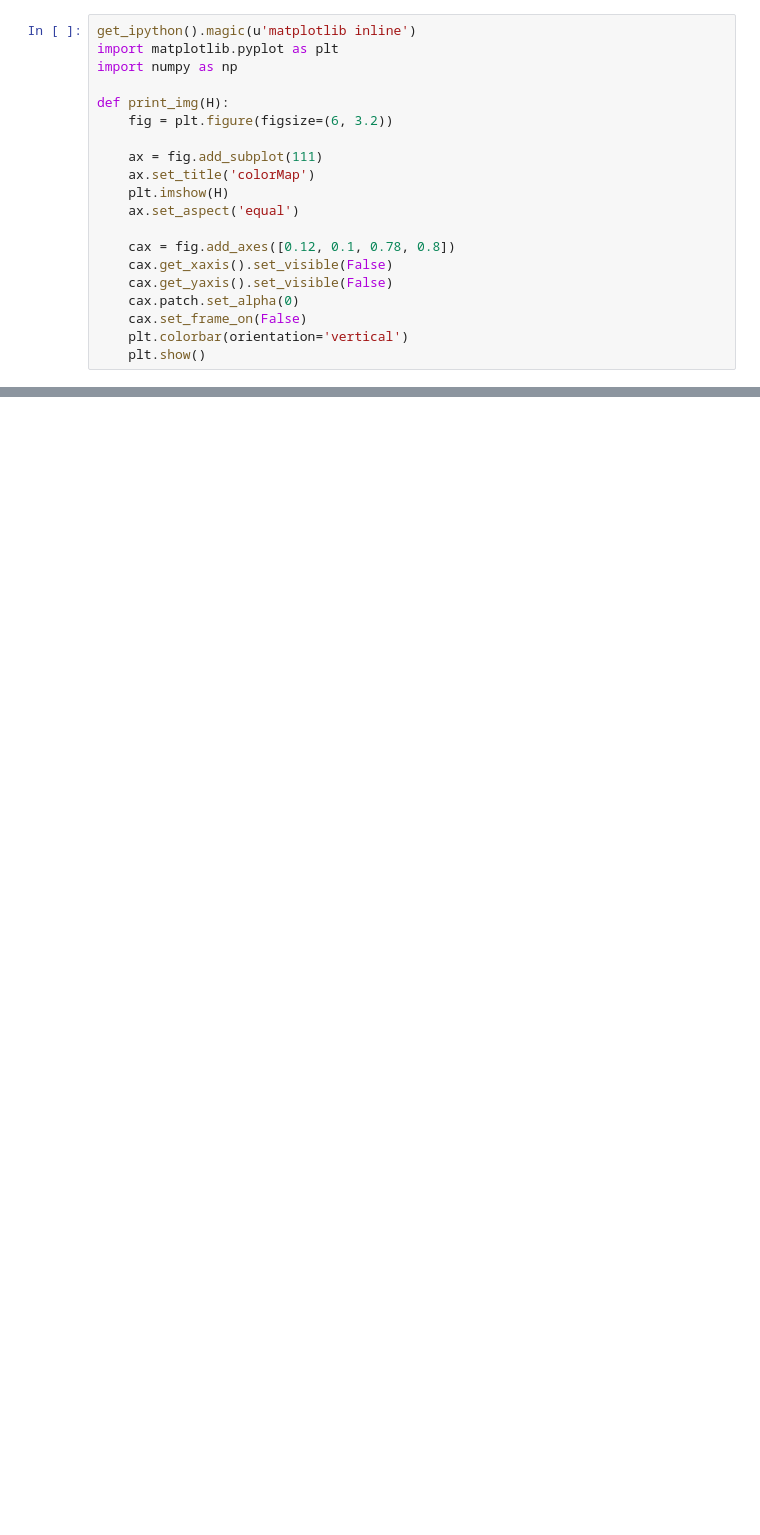
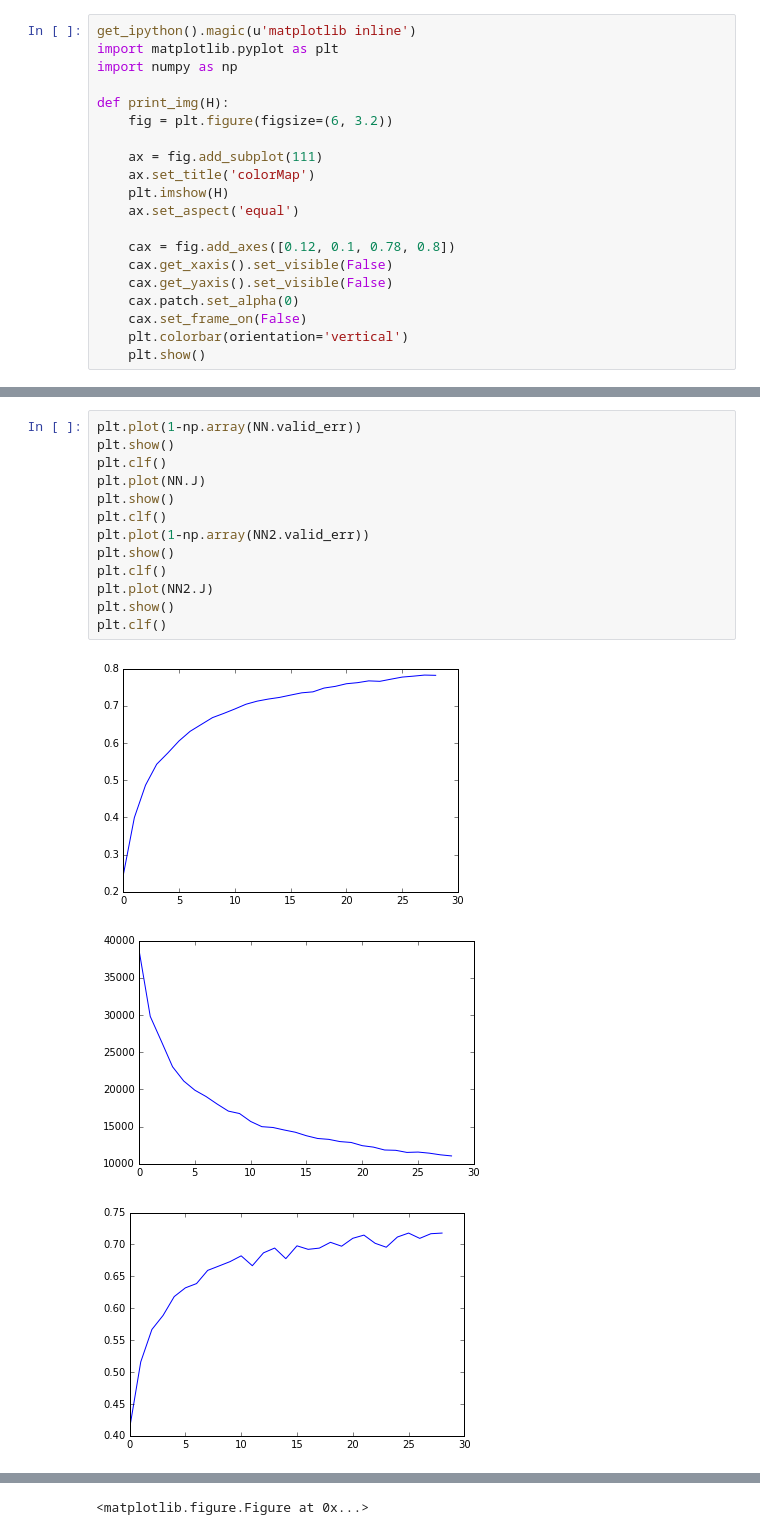
Before and after one commit to HongKit/Neural-Network-Digit-Classifier, a Jupyter notebook: HW6.ipynb, the cells around one changed output, grey strips where cells are left out. Cells and saved outputs as stored; diff of their text form; blank space fills up the shorter version.

```diff
--- a/HW6.ipynb
+++ b/HW6.ipynb
@@ -323,0 +308,17 @@ Validation accuracy: 0.273
+# %%
+plt.plot(1-np.array(NN.valid_err))
+plt.show()
+plt.clf()
+plt.plot(NN.J)
+plt.show()
+plt.clf()
+plt.plot(1-np.array(NN2.valid_err))
+plt.show()
+plt.clf()
+plt.plot(NN2.J)
+plt.show()
+plt.clf()
+# %% [output]
+[figure, added]
+[figure, added]
+[figure, added]
@@ -324,3 +326,4 @@ Validation accuracy: 0.273
+<matplotlib.figure.Figure at 0x...>
 # %%
 import csv
 from collections import Counter
```
Also changed, not shown: parts of 15 cells of this notebook.
